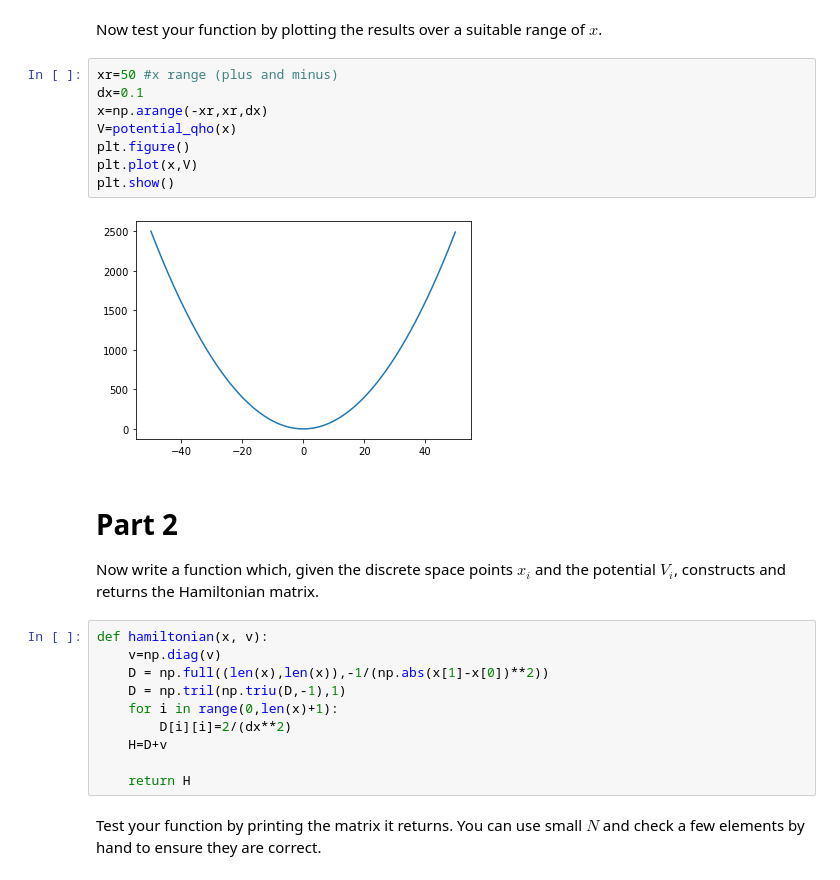
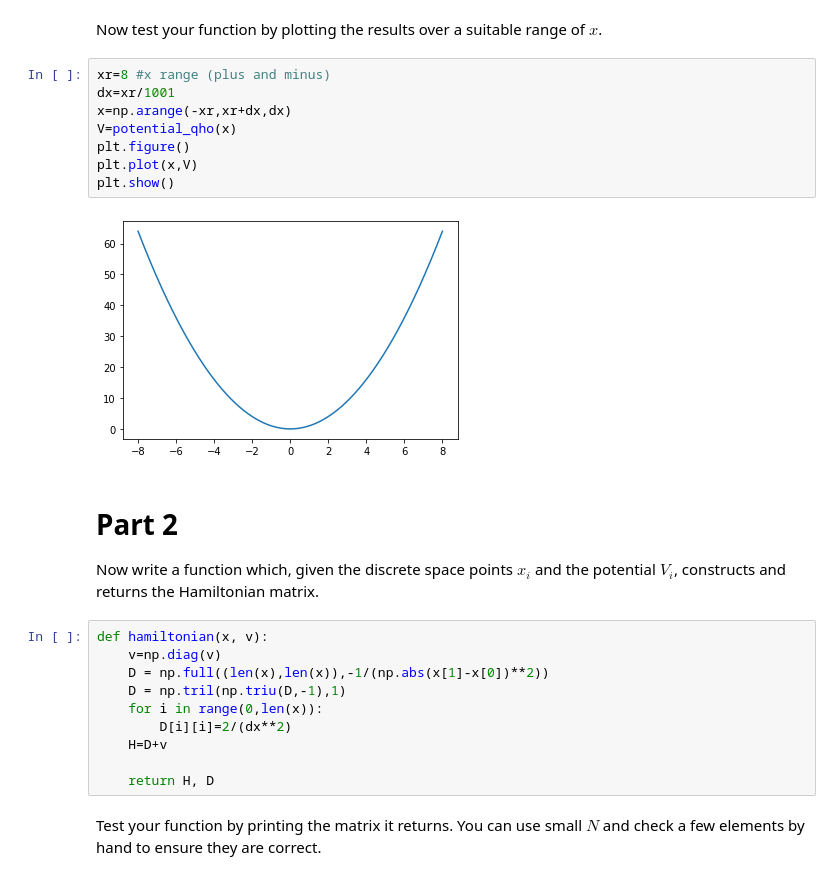
Before and after one commit to Awood-8/CompSci-Y3, a Jupyter notebook: Exercise-1.ipynb, the cells around one changed output. Cells and saved outputs as stored; diff of their text form.

```diff
--- a/Exercise-1.ipynb
+++ b/Exercise-1.ipynb
@@ -63,15 +63,15 @@ def potential_qho(x):
 # %% [markdown]
 Now test your function by plotting the results over a suitable range of $x$.
 # %%
-xr=50 #x range (plus and minus)
-dx=0.1
-x=np.arange(-xr,xr,dx)
+xr=8 #x range (plus and minus)
+dx=xr/1001
+x=np.arange(-xr,xr+dx,dx)
 V=potential_qho(x)
 plt.figure()
 plt.plot(x,V)
 plt.show()
 # %% [output]
-[figure, old version]
+[figure, new version]
 # %% [markdown]
 # Part 2
 
@@ -81,11 +81,11 @@ def hamiltonian(x, v):
     v=np.diag(v)
     D = np.full((len(x),len(x)),-1/(np.abs(x[1]-x[0])**2))
     D = np.tril(np.triu(D,-1),1)
-    for i in range(0,len(x)+1):
+    for i in range(0,len(x)):
         D[i][i]=2/(dx**2)
     H=D+v
 
-    return H
+    return H, D
 # %% [markdown]
 Test your function by printing the matrix it returns.  You can use small $N$ and check a few elements by hand to ensure they are correct.
 # %%
```
Also changed, not shown: parts of 5 cells of this notebook, 1 other file.
